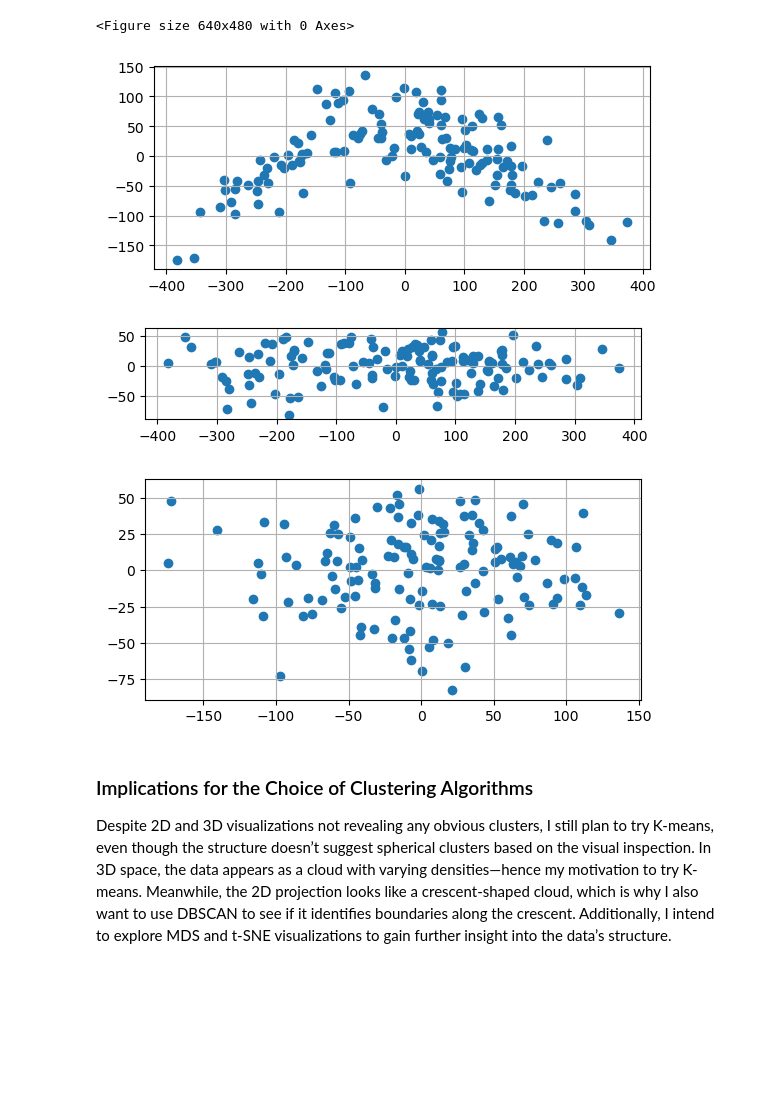
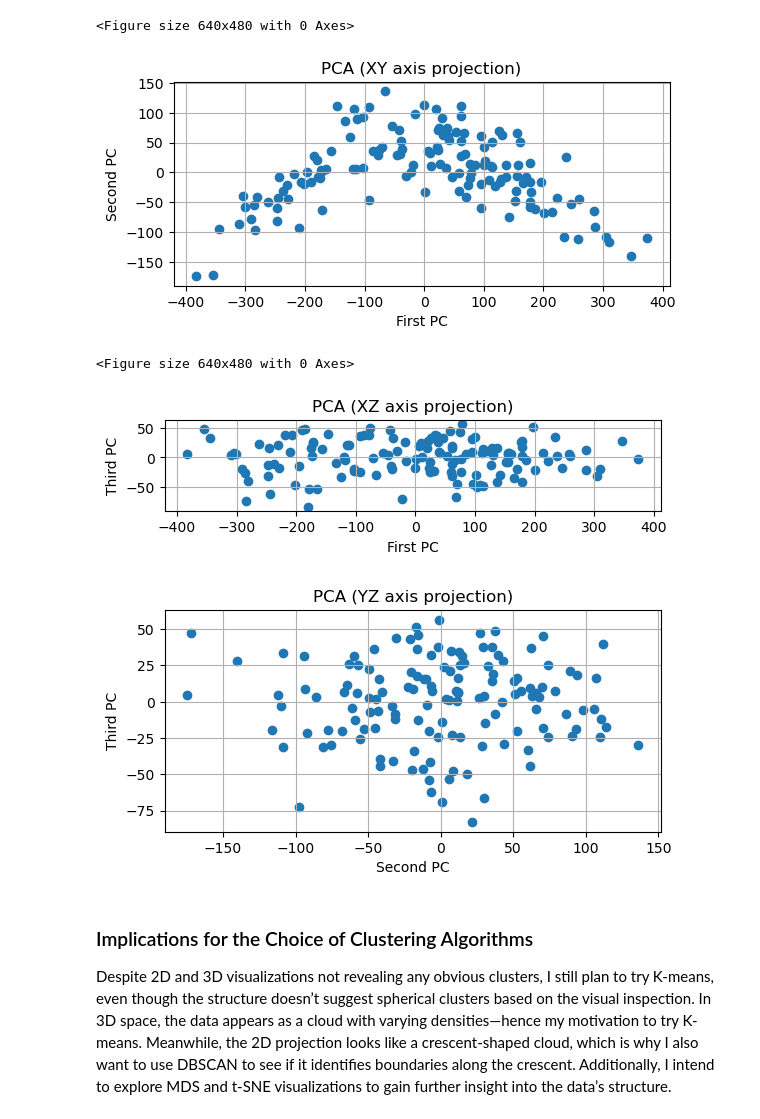
Before and after one commit to reebme/financial-attitudes-clustering, a Jupyter notebook: Notebooks/02_EDA.ipynb, the cells around one changed output. Saved outputs shown, nothing was run; the diff lists cells and outputs as text; code cells hidden in the pictures; blank space fills up the shorter version.

Commit message:
Add labels to 2D plots of PCA.

```diff
--- a/Notebooks/02_EDA.ipynb
+++ b/Notebooks/02_EDA.ipynb
@@ -101,27 +101,37 @@ plt.savefig("../Results/PCA3D.png")
 # %%
 plt.scatter(X_PCA[:,0], X_PCA[:,1])
 plt.gca().set_aspect('equal')
 plt.grid(True)
-plt.show
+plt.xlabel("First PC")
+plt.ylabel("Second PC")
+plt.title("PCA (XY axis projection)")
+plt.show()
 plt.savefig("../Results/PCA2D.png")
 # %% [output]
-[figure, old version]
+[figure, new version]
+<Figure size 640x480 with 0 Axes>
 # %%
 plt.scatter(X_PCA[:,0], X_PCA[:,2])
 plt.gca().set_aspect('equal')
 plt.grid(True)
+plt.xlabel("First PC")
+plt.ylabel("Third PC")
+plt.title("PCA (XZ axis projection)")
 plt.show
 plt.savefig("../Results/PCA2D.png")
 # %% [output]
-[figure, old version]
+[figure, new version]
 # %%
 plt.scatter(X_PCA[:,1], X_PCA[:,2])
 plt.gca().set_aspect('equal')
 plt.grid(True)
-plt.show
+plt.grid(True)
+plt.xlabel("Second PC")
+plt.ylabel("Third PC")
+plt.title("PCA (YZ axis projection)")
 plt.savefig("../Results/PCA2D.png")
 # %% [output]
-[figure, old version]
+[figure, new version]
 # %% [markdown]
 ### Implications for the Choice of Clustering Algorithms
 Despite 2D and 3D visualizations not revealing any obvious clusters, I still plan to try K-means, even though the structure doesn’t suggest spherical clusters based on the visual inspection. In 3D space, the data appears as a cloud with varying densities—hence my motivation to try K-means. Meanwhile, the 2D projection looks like a crescent-shaped cloud, which is why I also want to use DBSCAN to see if it identifies boundaries along the crescent. Additionally, I intend to explore MDS and t-SNE visualizations to gain further insight into the data’s structure.
```
Also changed, not shown: parts of 1 cell of this notebook.
